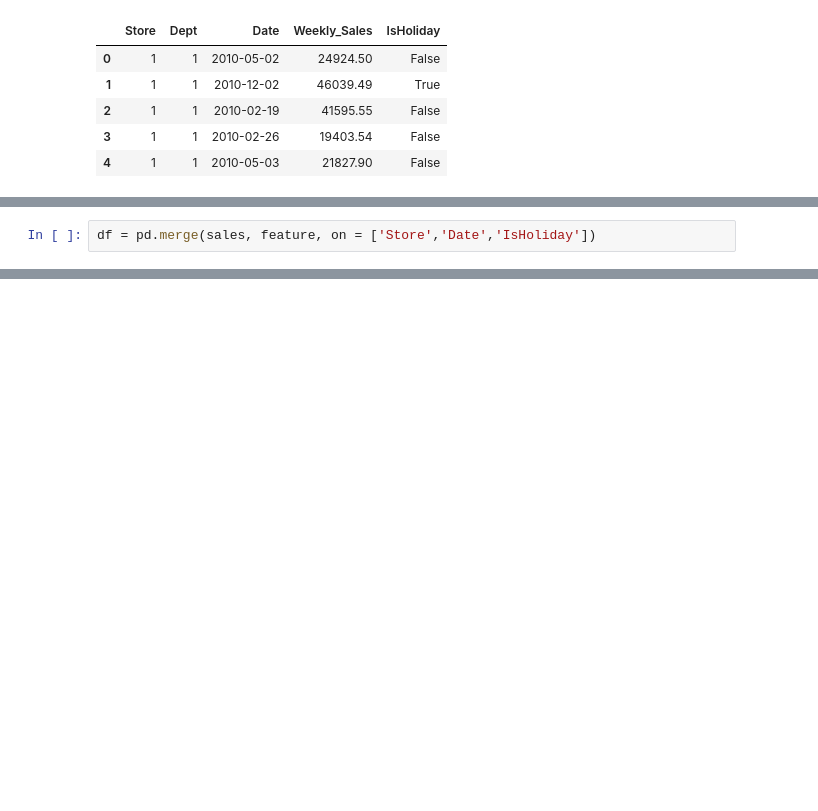
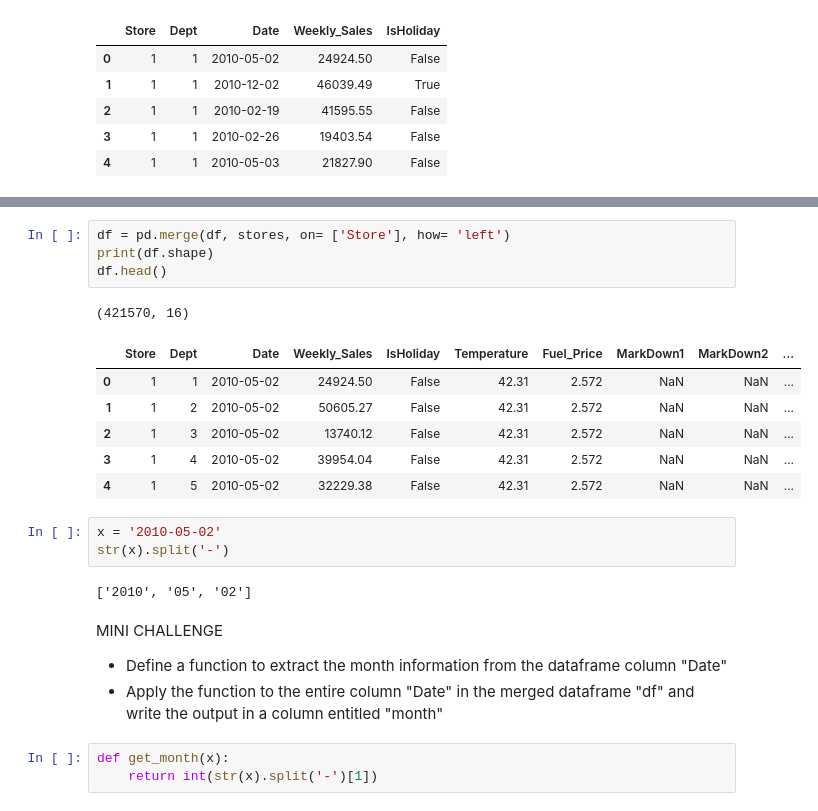
Before and after one commit to RomanRosa/retail_sales_prediction, a Jupyter notebook: xgboost_sales_prediction.ipynb, the cells around one changed output, grey strips where cells are left out. Drawn from its saved outputs; the diff is of its cells as text; blank space fills up the shorter version.

```diff
--- a/xgboost_sales_prediction.ipynb
+++ b/xgboost_sales_prediction.ipynb
@@ -287,2 +296,0 @@ df= pd.merge(sales, features, on
-# %%
-df = pd.merge(sales, feature, on = ['Store','Date','IsHoliday'])
@@ -288,0 +308,24 @@ df = pd.merge(sales, feature, on = ['Store','Date','IsHoliday'])
+# %%
+df = pd.merge(df, stores, on= ['Store'], how= 'left')
+print(df.shape)
+df.head()
+# %% [output]
+(421570, 16)
+|  | Store | Dept | Date | Weekly_Sales | IsHoliday | Temperature | Fuel_Price | MarkDown1 | MarkDown2 | ... |
+| 0 | 1 | 1 | 2010-05-02 | 24924.50 | False | 42.31 | 2.572 | NaN | NaN | ... |
+| 1 | 1 | 2 | 2010-05-02 | 50605.27 | False | 42.31 | 2.572 | NaN | NaN | ... |
+| 2 | 1 | 3 | 2010-05-02 | 13740.12 | False | 42.31 | 2.572 | NaN | NaN | ... |
+| 3 | 1 | 4 | 2010-05-02 | 39954.04 | False | 42.31 | 2.572 | NaN | NaN | ... |
+| 4 | 1 | 5 | 2010-05-02 | 32229.38 | False | 42.31 | 2.572 | NaN | NaN | ... |
+# %%
+x = '2010-05-02'
+str(x).split('-')
+# %% [output]
+['2010', '05', '02']
+# %% [markdown]
+MINI CHALLENGE
+- Define a function to extract the month information from the dataframe column "Date"
+- Apply the function to the entire column "Date" in the merged dataframe "df" and write the output in a column entitled "month"
+# %%
+def get_month(x):
+    return int(str(x).split('-')[1])
```
Also changed, not shown: parts of 3 cells of this notebook.
